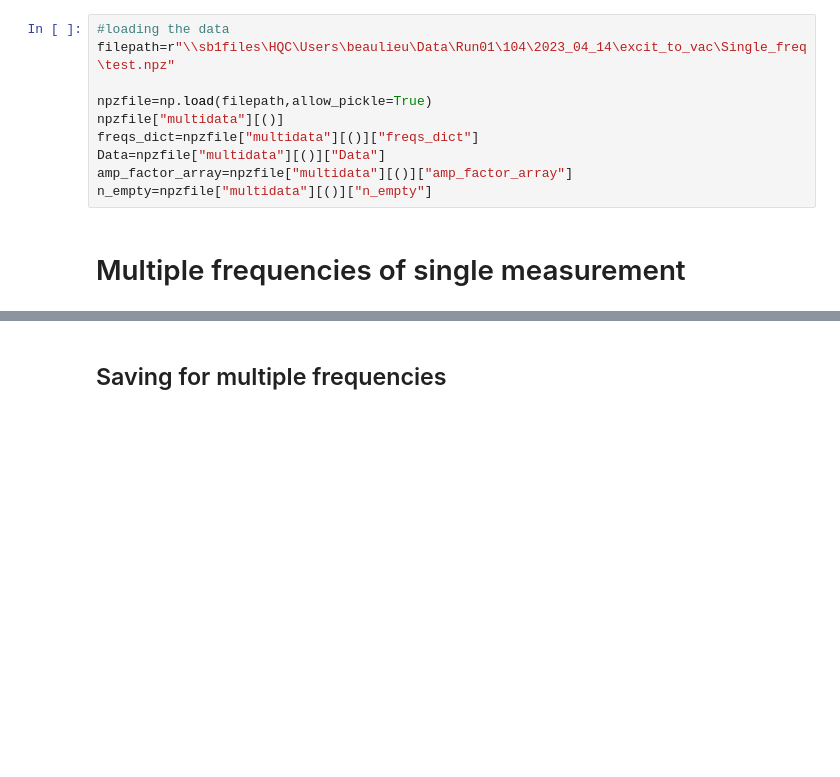
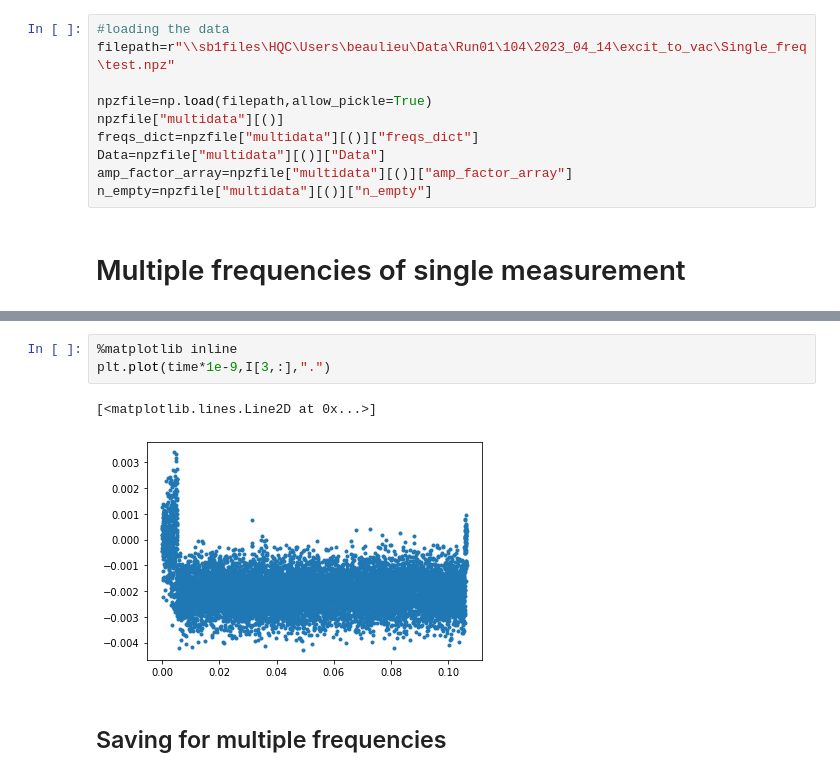
Before and after one commit to BeaulieuGuillaume/DPT_SQUID, a Jupyter notebook: First_Order_Transition/exi_vac/exi_vac_sticky.ipynb, the cells around one changed output, grey strips where cells are left out. Drawn from its saved outputs; the diff is of its cells as text; blank space fills up the shorter version.

```diff
--- a/First_Order_Transition/exi_vac/exi_vac_sticky.ipynb
+++ b/First_Order_Transition/exi_vac/exi_vac_sticky.ipynb
@@ -636,3 +660,9 @@ Wall time: 24.7 s
+# %%
+%matplotlib inline
+plt.plot(time*1e-9,I[3,:],".")
+# %% [output]
+[<matplotlib.lines.Line2D at 0x...>]
+[figure, added]
 # %% [markdown]
 ## Saving for multiple frequencies
 # %%
```
Also changed, not shown: parts of 18 cells of this notebook, 10 other files.
